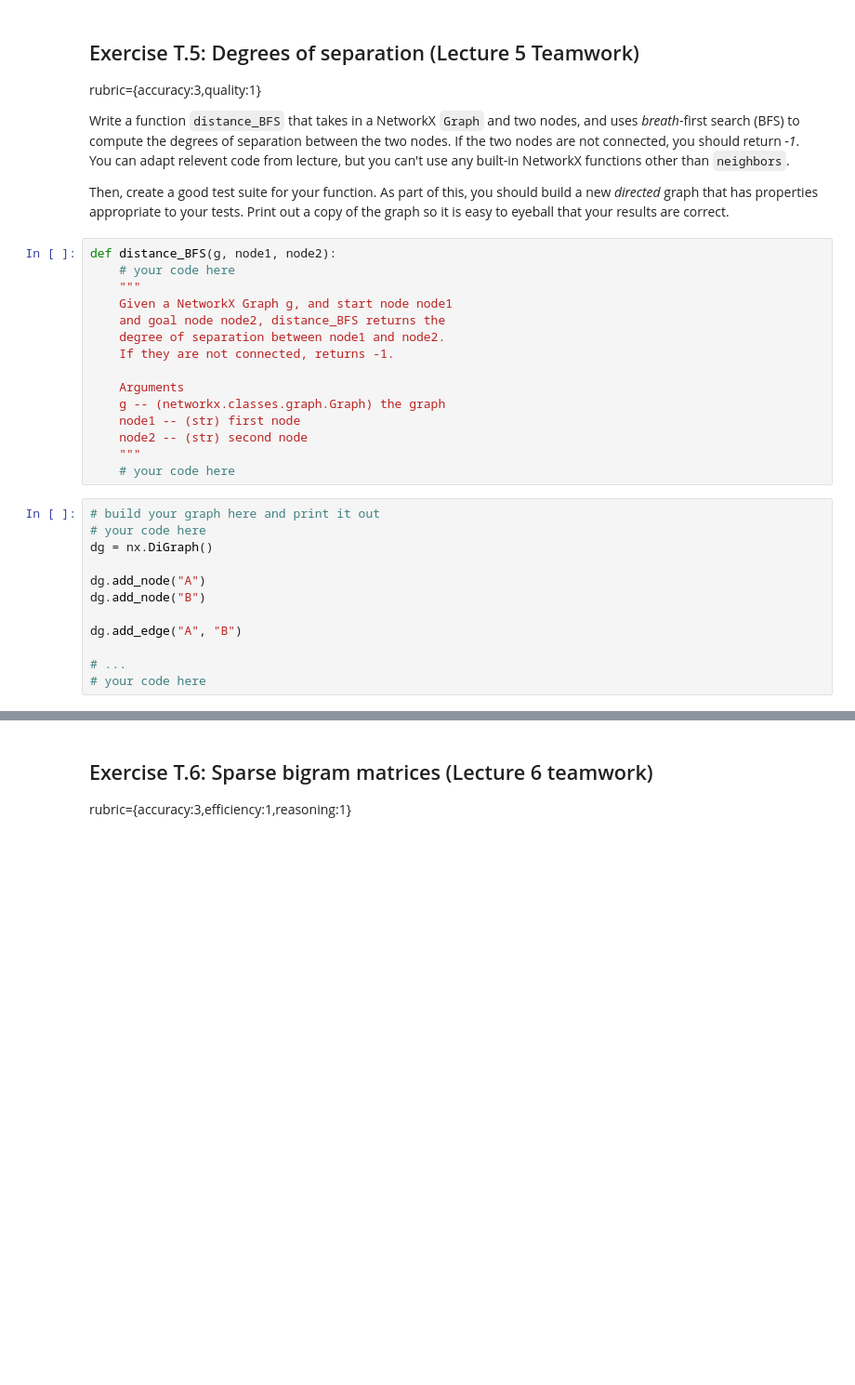
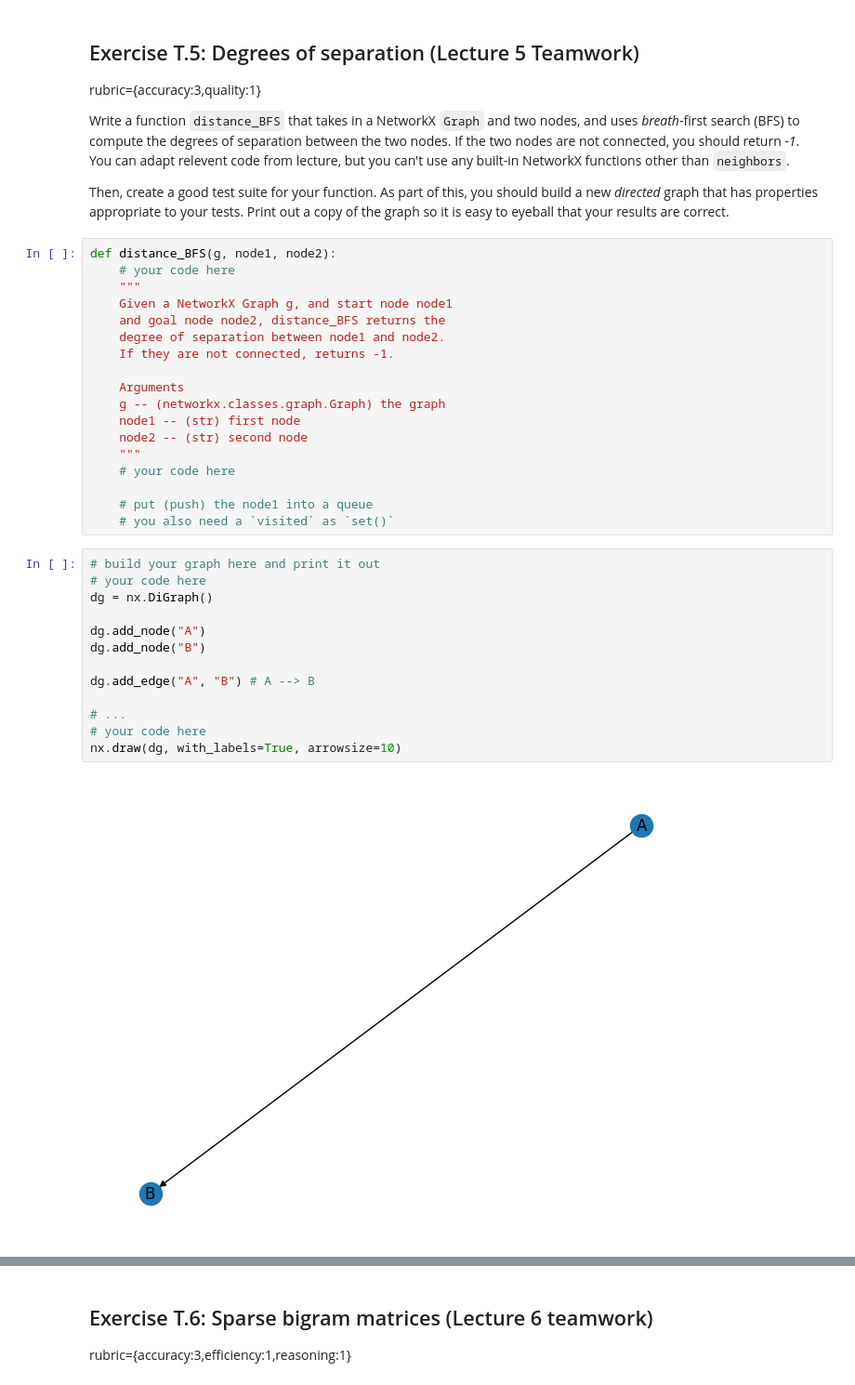
Before and after one commit to jungyeul/mds-cl-2023-24, a Jupyter notebook: block2/dsci512_lab4.ipynb, the cells around one changed output, grey strips where cells are left out. Shown at 93% size. Cells and saved outputs as stored; diff of their text form; blank space fills up the shorter version.

```diff
--- a/block2/dsci512_lab4.ipynb
+++ b/block2/dsci512_lab4.ipynb
@@ -51,18 +52,24 @@ def distance_BFS(g, node1, node2):
     node2 -- (str) second node
     """
     # your code here
+
+    # put (push) the node1 into a queue
+    # you also need a `visited` as `set()`
 # %%
 # build your graph here and print it out
 # your code here
 dg = nx.DiGraph()
 
 dg.add_node("A")
 dg.add_node("B")
 
-dg.add_edge("A", "B")
+dg.add_edge("A", "B") # A --> B
 
 # ...
 # your code here
+nx.draw(dg, with_labels=True, arrowsize=10)
+# %% [output]
+[figure, added]
 # %%
 # tests here
 # your code here
```
Also changed, not shown: parts of 20 cells of this notebook.
